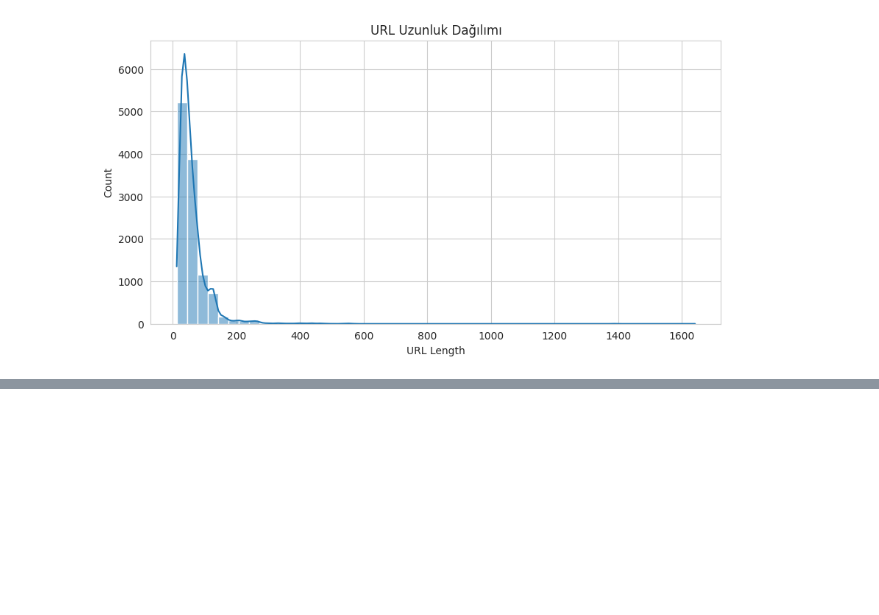
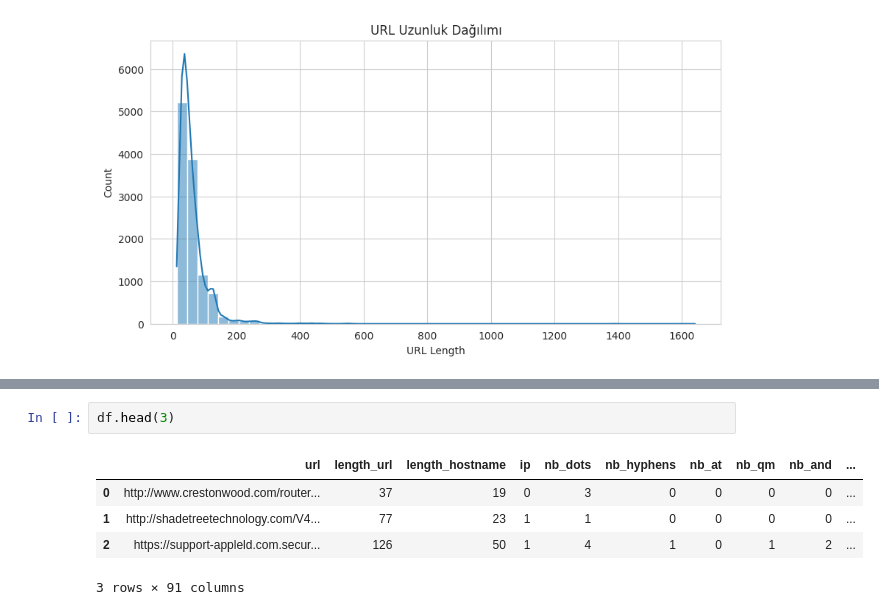
Before and after one commit to betulcetin/phishing-url-analysis, a Jupyter notebook: phishing_url_analysis.ipynb, the cells around one changed output, grey strips where cells are left out. Drawn from its saved outputs; the diff is of its cells as text; blank space fills up the shorter version.

```diff
--- a/phishing_url_analysis.ipynb
+++ b/phishing_url_analysis.ipynb
@@ -106,0 +131,8 @@ plt.show()
+# %%
+df.head(3)
+# %% [output]
+|  | url | length_url | length_hostname | ip | nb_dots | nb_hyphens | nb_at | nb_qm | nb_and | ... |
+| 0 | http://www.crestonwood.com/router... | 37 | 19 | 0 | 3 | 0 | 0 | 0 | 0 | ... |
+| 1 | http://shadetreetechnology.com/V4... | 77 | 23 | 1 | 1 | 0 | 0 | 0 | 0 | ... |
+| 2 | https://support-appleld.com.secur... | 126 | 50 | 1 | 4 | 1 | 0 | 1 | 2 | ... |
+3 rows × 91 columns
```
Also changed, not shown: parts of 4 cells of this notebook.
